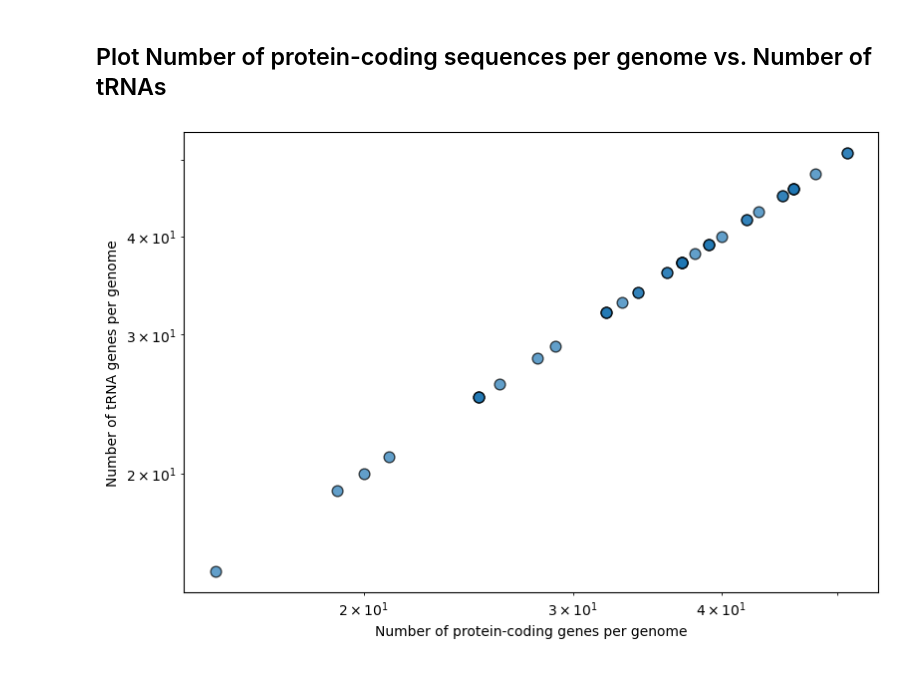
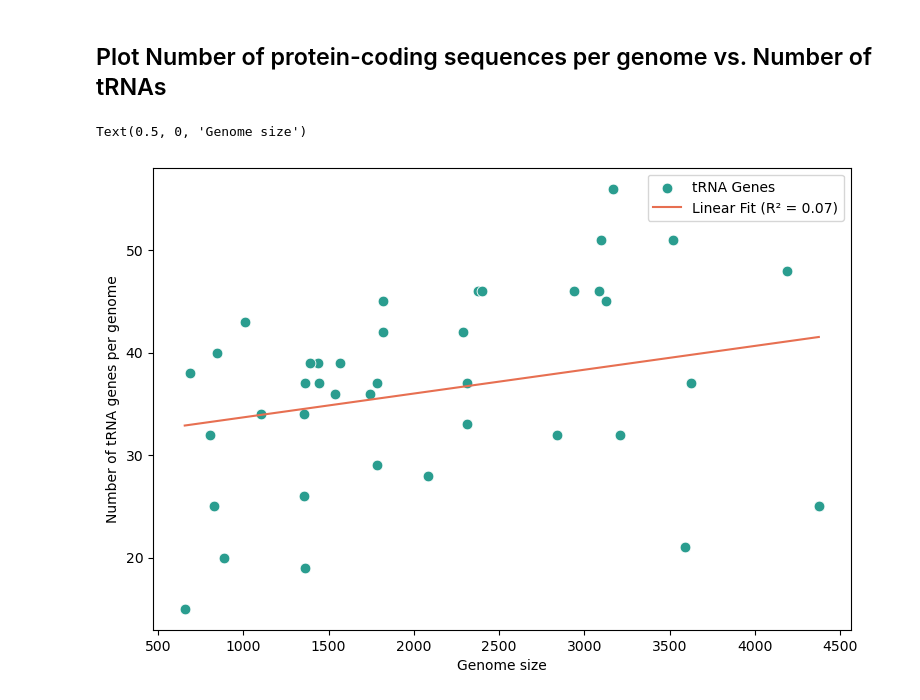
Before and after one commit to sl0wl1/rna_prot_struc_prac, a Jupyter notebook: day_1.ipynb, the cells around one changed output. Saved outputs shown, nothing was run; the diff lists cells and outputs as text; code cells hidden in the pictures.

```diff
--- a/day_1.ipynb
+++ b/day_1.ipynb
@@ -43 +83,3 @@ df.to_csv("./genome_quality_report_result.csv")
+# %%
+df = pd.read_csv("./genome_quality_report_result.csv")
 # %%
@@ -55,14 +111,29 @@ ax.set_yscale("log")
 # %% [markdown]
 ## Plot Number of protein-coding sequences per genome vs. Number of tRNAs
 # %%
-y_trna=df["n_trna"]
-x_genome_n_genes=df["Total_Coding_Sequences"]
+y_trna=df["n_trna"].values
+x_genome_n_genes=df["Total_Coding_Sequences"].values
 fig, ax = plt.subplots(figsize = (9, 6))
-ax.scatter(x_genome_size, y_trna, s=60, alpha=0.7, edgecolors="k")
+
+# Reshape x_genome_size to be 2D: (n_samples, 1)
+X = x_genome_n_genes.reshape(-1, 1)
+y = y_trna
+
+scatter_color = "#2a9d8f"
+line_color = "#e76f51"
+
+lin_reg = LinearRegression()
+lin_reg.fit(X, y)
+y_pred_linear = lin_reg.predict(X)
+r2_linear = r2_score(y, y_pred_linear)
+
+sns.scatterplot(x=df["Total_Coding_Sequences"], y=df["n_trna"], color=scatter_color, label='tRNA Genes', s=60, edgecolor='w')
+sns.lineplot(x=x_genome_n_genes, y=y_pred_linear, color=line_color, label=f'Linear Fit (R² = {r2_linear:.2f})')
 
 ax.set_ylabel("Number of tRNA genes per genome")
-ax.set_xlabel("Number of protein-coding genes per genome")
-ax.set_xscale("log")
-ax.set_yscale("log")
+ax.set_xlabel("Genome size")
+# ax.set_xscale("log")
+# ax.set_yscale("log")
 # %% [output]
+Text(0.5, 0, 'Genome size')
-[figure, old version]
+[figure, new version]
```
Also changed, not shown: parts of 9 cells of this notebook, 6 other files.
